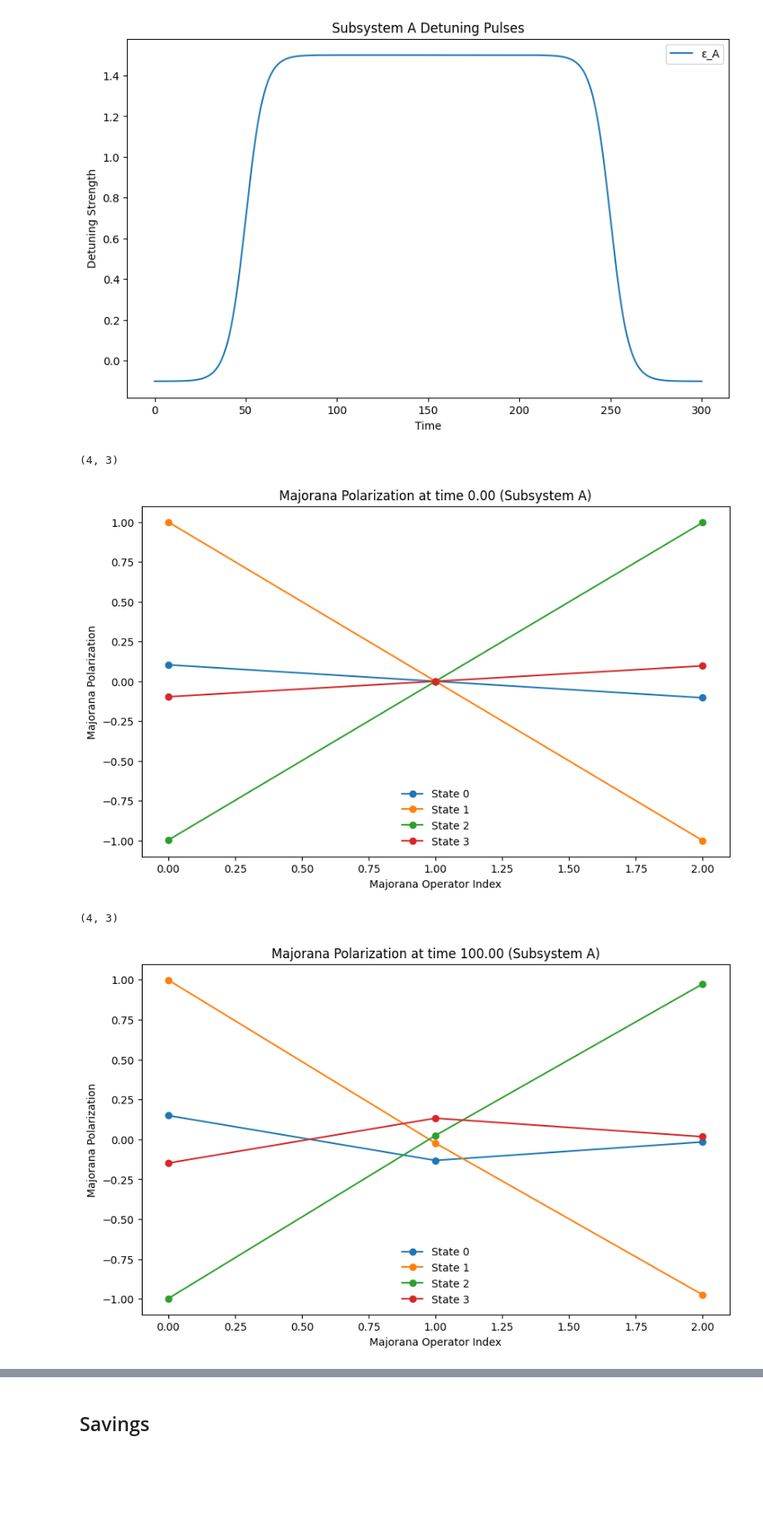
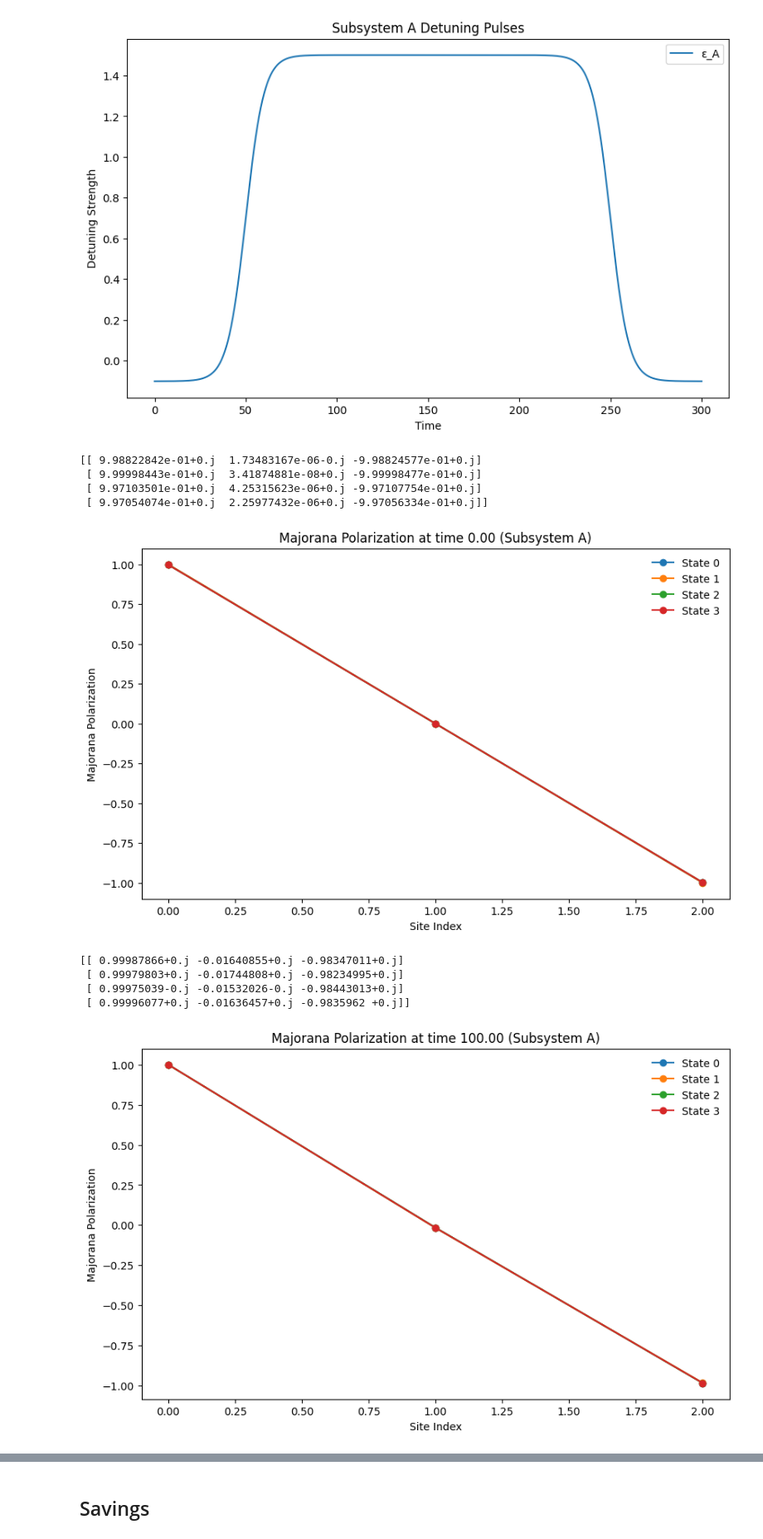
Before and after one commit to hishemok/MasterThesis, a Jupyter notebook: src/braiding/braiding.ipynb, the cells around one changed output, grey strips where cells are left out. Shown at 83% size. Drawn from its saved outputs; the diff is of its cells as text; code cells hidden in the pictures; blank space fills up the shorter version.

```diff
--- a/src/braiding/braiding.ipynb
+++ b/src/braiding/braiding.ipynb
@@ -766,9 +793,44 @@ Delta values: [1.001265238594651, 1.0015039227972797]
 tJ = 5.0 dJ = 5.0
 eps_detune_val = 1.5
 # %%
+def collect_parity_arrays(eigvals, eigvecs, time_array):
 
 
-# Plot eigenvalues over time for subsystem A
+    def calculate_parities(eigenvecs, eigenvals, P):
+        parities = np.sum(eigenvecs.conj().T @ P @ eigenvecs, axis=0).real
+        even_idxs = np.where(parities > 0)[0]
+        odd_idxs = np.where(parities < 0)[0]
+
+        even_energies = eigenvals[even_idxs]
+        odd_energies = eigenvals[odd_idxs]
+
+        even_vecs = eigenvecs[:, even_idxs]
+        odd_vecs = eigenvecs[:, odd_idxs]
+
+        return even_energies, odd_energies, even_vecs, odd_vecs
+
+    dim = eigvecs.shape[1]
+    dimhalf = eigvecs.shape[1] // 2
+
+    even_vals = np.zeros((len(time_array), dimhalf), dtype=complex)
+    odd_vals = np.zeros((len(time_array), dimhalf), dtype=complex)
+    even_vecs = np.zeros((len(time_array), dim, dimhalf), dtype=complex)
+    odd_vecs = np.zeros((len(time_array), dim, dimhalf), dtype=complex)
+
+
+
+    for idx, time_idx in enumerate(time_array):
+        even_energies, odd_energies, even_vecs_t, odd_vecs_t = calculate_parities(eigvecs[time_idx], eigvals[time_idx], total_parity(operators['num']))
+        even_vals[idx,:len(even_energies)] = even_energies
+        odd_vals[idx,:len(odd_energies)] = odd_energies
+        even_vecs[idx,:,:len(even_energies)] = even_vecs_t
+        odd_vecs[idx,:,:len(odd_energies)] = odd_vecs_t
+
+
+    return even_vals, odd_vals, even_vecs, odd_vecs
+eigvals_even_A, eigvals_odd_A, eigvecs_even_A, eigvecs_odd_A = collect_parity_arrays(eigvals_A, eigvecs_A, range(len(time_array_A)))
+
+# # Plot eigenvalues over time for subsystem A
 plt.figure(figsize=(10,6))
 for i in range(len(eigvals_even_A[0])):
     plt.plot(time_array_A, eigvals_even_A[:,i], label=f'Even State {i}')
@@ -811,38 +873,44 @@ def construct_Gamma_operators(j,n):
     f_dag_j, f_j = creation_annihilation(j, n)
     Gamma_1 = f_dag_j + f_j
     Gamma_2 = 1j * (f_dag_j - f_j)
     return Gamma_1, Gamma_2
 
 
 def majorana_polarization(even_vecs, odd_vecs, n):
     M = np.zeros((even_vecs.shape[1], n), dtype=np.complex128)
 
     for j in range(n):
         Gamma_1, Gamma_2 = construct_Gamma_operators(j, n)
         for i in range(even_vecs.shape[1]):
             e = even_vecs[:,i]
             o = odd_vecs[:,i]
             term1 = np.vdot(o, Gamma_1 @ e)
             term2 = np.vdot(o, Gamma_2 @ e)
             M[i, j] = term1**2 + term2**2
     return M
 
 # majorana_ops_A = majorana_operators(3)
 times = [0, n_time_steps//3, 2*n_time_steps//3, n_time_steps-1]
 
-for time_idx in times:
-    M_A = majorana_polarization(eigvecs_even_A[time_idx], eigvecs_odd_A[time_idx], 3)
-    print(M_A.shape)
+for idx, time_idx in enumerate(times):
+    M_A = majorana_polarization(even_vecs[idx], odd_vecs[idx], 3)
+    print(M_A)
     plt.figure(figsize=(10,6))
     for i in range(M_A.shape[0]):
         plt.plot(range(3), M_A[i], 'o-', label=f'State {i}')
-    plt.xlabel('Majorana Operator Index')
+    plt.xlabel('Site Index')
     plt.ylabel('Majorana Polarization')
     plt.title(f'Majorana Polarization at time {time_array_A[time_idx]:.2f} (Subsystem A)')
     plt.legend(frameon=False)
     plt.show()
 # %% [output]
-(4, 3)
+[[ 9.98822842e-01+0.j  1.73483167e-06-0.j -9.98824577e-01+0.j]
+ [ 9.99998443e-01+0.j  3.41874881e-08+0.j -9.99998477e-01+0.j]
+ [ 9.97103501e-01+0.j  4.25315623e-06+0.j -9.97107754e-01+0.j]
+ [ 9.97054074e-01+0.j  2.25977432e-06+0.j -9.97056334e-01+0.j]]
-[figure, old version]
+[figure, new version]
-(4, 3)
+[[ 0.99987866+0.j -0.01640855+0.j -0.98347011+0.j]
+ [ 0.99979803+0.j -0.01744808+0.j -0.98234995+0.j]
+ [ 0.99975039-0.j -0.01532026-0.j -0.98443013+0.j]
+ [ 0.99996077+0.j -0.01636457+0.j -0.9835962 +0.j]]
-[figure, old version]
+[figure, new version]
```
Also changed, not shown: parts of 8 cells of this notebook, 1 other file.
